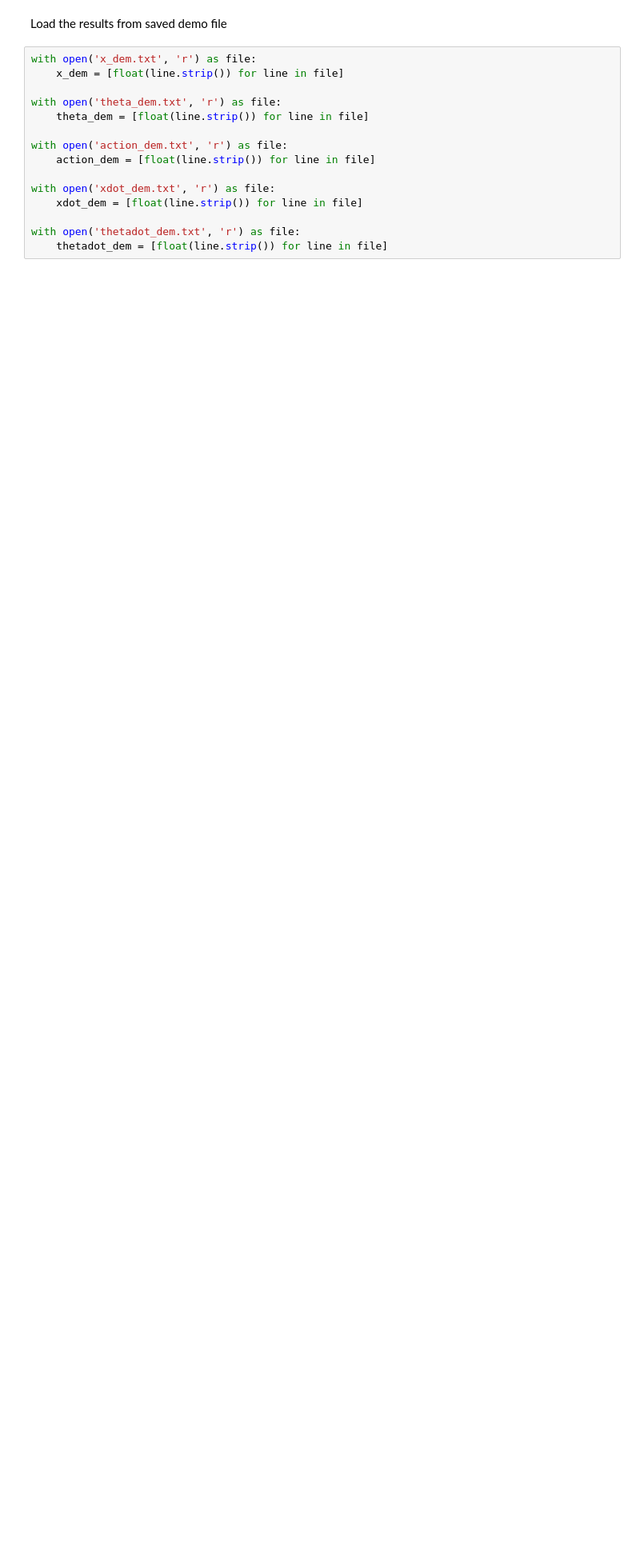
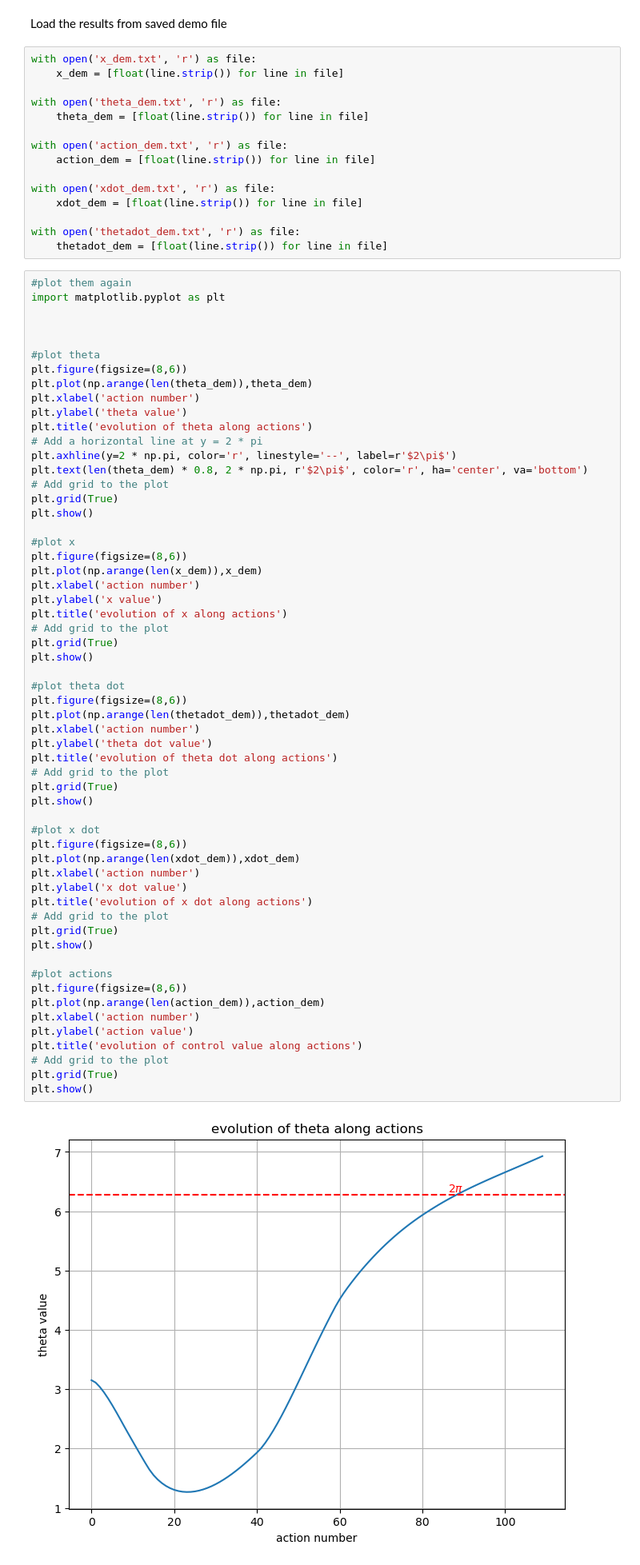
Before and after one commit to Meltout/learning-pendulum-swingup, a Jupyter notebook: notebook_working_balancing.ipynb, the cells around one changed output. Shown at 80% size. Saved outputs shown, nothing was run; the diff lists cells and outputs as text; blank space fills up the shorter version.

```diff
--- a/notebook_working_balancing.ipynb
+++ b/notebook_working_balancing.ipynb
@@ -645,3 +644,63 @@ with open('xdot_dem.txt', 'r') as file:
 
 with open('thetadot_dem.txt', 'r') as file:
     thetadot_dem = [float(line.strip()) for line in file]
+# %%
+#plot them again
+import matplotlib.pyplot as plt
+
+
+
+#plot theta
+plt.figure(figsize=(8,6))
+plt.plot(np.arange(len(theta_dem)),theta_dem)
+plt.xlabel('action number')
+plt.ylabel('theta value')
+plt.title('evolution of theta along actions')
+# Add a horizontal line at y = 2 * pi
+plt.axhline(y=2 * np.pi, color='r', linestyle='--', label=r'$2\pi$')
+plt.text(len(theta_dem) * 0.8, 2 * np.pi, r'$2\pi$', color='r', ha='center', va='bottom')
+# Add grid to the plot
+plt.grid(True)
+plt.show()
+
+#plot x
+plt.figure(figsize=(8,6))
+plt.plot(np.arange(len(x_dem)),x_dem)
+plt.xlabel('action number')
+plt.ylabel('x value')
+plt.title('evolution of x along actions')
+# Add grid to the plot
+plt.grid(True)
+plt.show()
+
+#plot theta dot
+plt.figure(figsize=(8,6))
+plt.plot(np.arange(len(thetadot_dem)),thetadot_dem)
+plt.xlabel('action number')
+plt.ylabel('theta dot value')
+plt.title('evolution of theta dot along actions')
+# Add grid to the plot
+plt.grid(True)
+plt.show()
+
+#plot x dot
+plt.figure(figsize=(8,6))
+plt.plot(np.arange(len(xdot_dem)),xdot_dem)
+plt.xlabel('action number')
+plt.ylabel('x dot value')
+plt.title('evolution of x dot along actions')
+# Add grid to the plot
+plt.grid(True)
+plt.show()
+
+#plot actions
+plt.figure(figsize=(8,6))
+plt.plot(np.arange(len(action_dem)),action_dem)
+plt.xlabel('action number')
+plt.ylabel('action value')
+plt.title('evolution of control value along actions')
+# Add grid to the plot
+plt.grid(True)
+plt.show()
+# %% [output]
+[figure, added]
```
Also changed, not shown: parts of 9 cells of this notebook, 5 other files.
